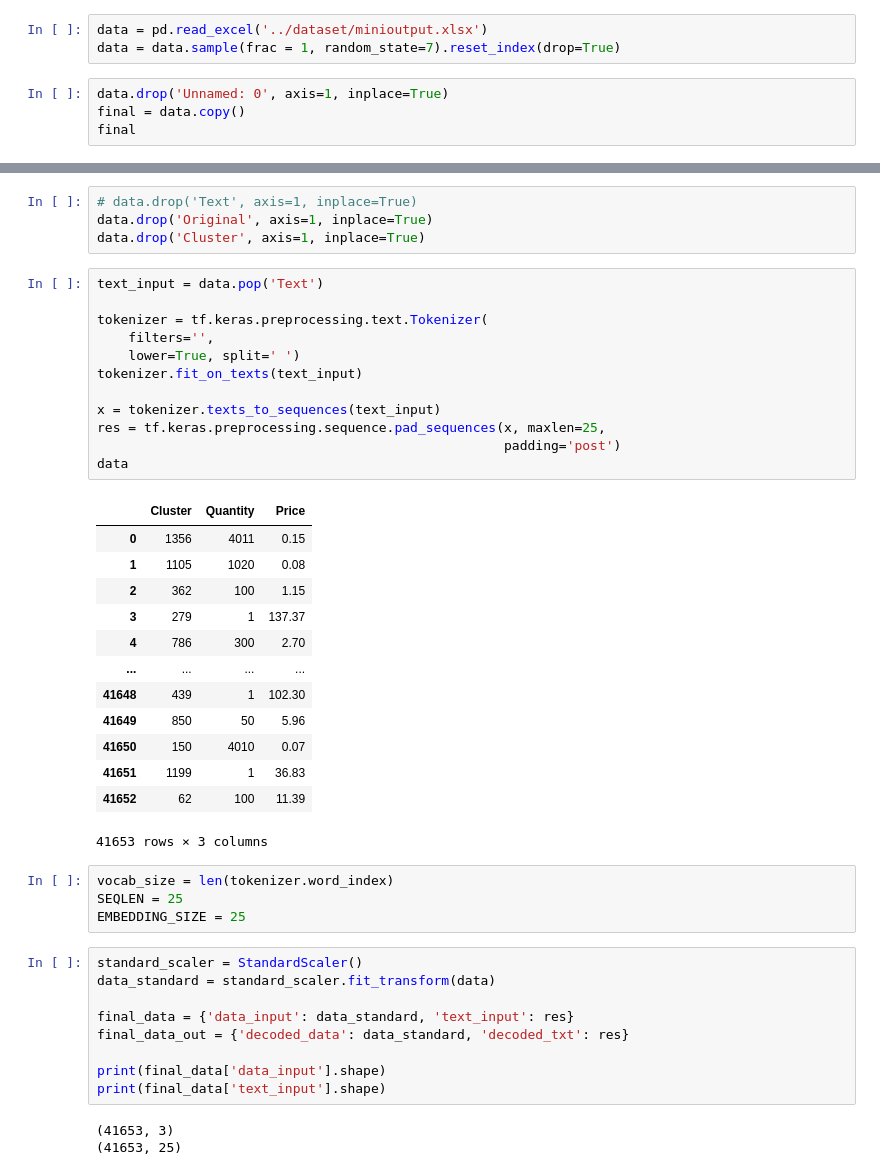
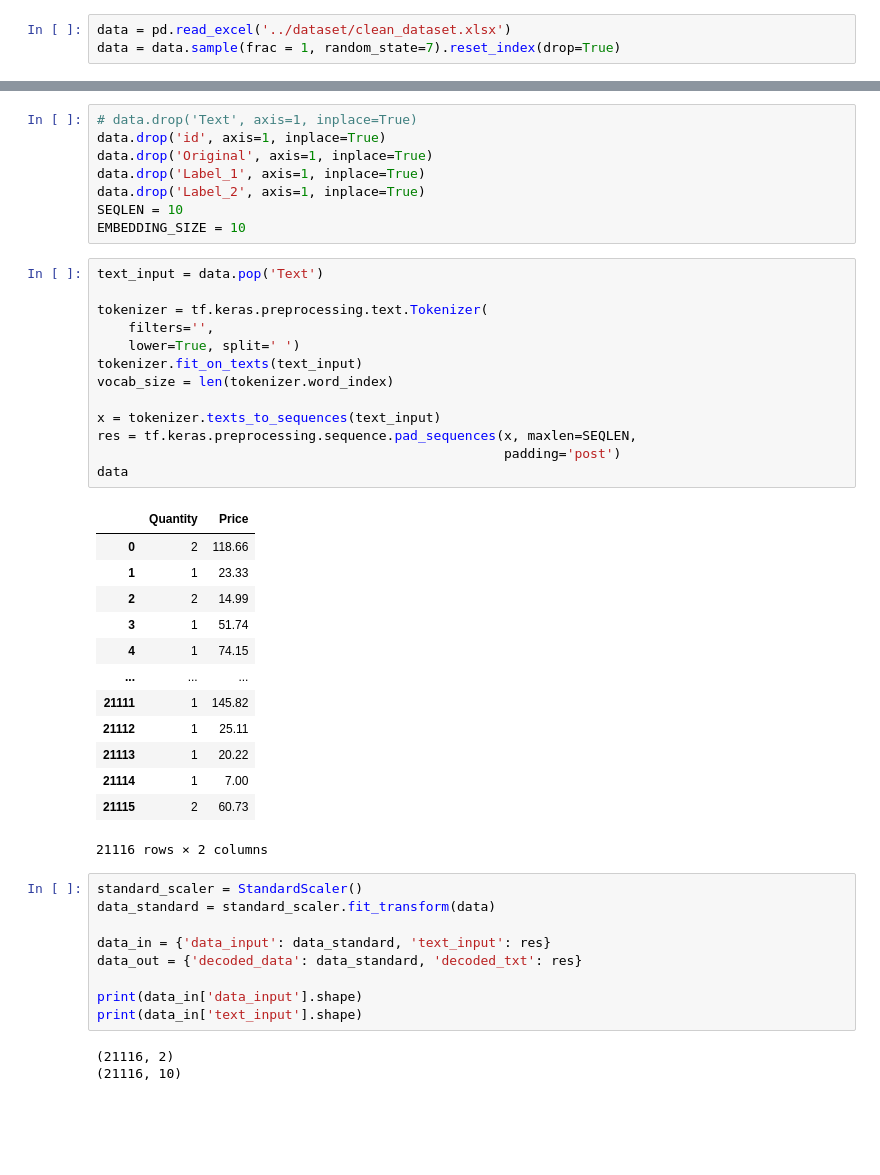
Before and after one commit to johpetsc/ELINAC, a Jupyter notebook: notebooks/autoencoder.ipynb, the cells around one changed output, grey strips where cells are left out. Cells and saved outputs as stored; diff of their text form; blank space fills up the shorter version.

```diff
--- a/notebooks/autoencoder.ipynb
+++ b/notebooks/autoencoder.ipynb
@@ -6,9 +7,5 @@ from sklearn.preprocessing import StandardScaler
 from sklearn.model_selection import train_test_split
 import matplotlib.pyplot as plt
 # %%
-data = pd.read_excel('../dataset/minioutput.xlsx')
+data = pd.read_excel('../dataset/clean_dataset.xlsx')
 data = data.sample(frac = 1, random_state=7).reset_index(drop=True)
-# %%
-data.drop('Unnamed: 0', axis=1, inplace=True)
-final = data.copy()
-final
@@ -29,47 +29,48 @@ final
 # %%
 # data.drop('Text', axis=1, inplace=True)
+data.drop('id', axis=1, inplace=True)
 data.drop('Original', axis=1, inplace=True)
-data.drop('Cluster', axis=1, inplace=True)
+data.drop('Label_1', axis=1, inplace=True)
+data.drop('Label_2', axis=1, inplace=True)
+SEQLEN = 10
+EMBEDDING_SIZE = 10
 # %%
 text_input = data.pop('Text')
 
 tokenizer = tf.keras.preprocessing.text.Tokenizer(
     filters='',
     lower=True, split=' ')
 tokenizer.fit_on_texts(text_input)
+vocab_size = len(tokenizer.word_index)
 
 x = tokenizer.texts_to_sequences(text_input)
-res = tf.keras.preprocessing.sequence.pad_sequences(x, maxlen=25,
+res = tf.keras.preprocessing.sequence.pad_sequences(x, maxlen=SEQLEN,
                                                     padding='post')
 data
 # %% [output]
-|  | Cluster | Quantity | Price |
-| 0 | 1356 | 4011 | 0.15 |
-| 1 | 1105 | 1020 | 0.08 |
-| 2 | 362 | 100 | 1.15 |
-| 3 | 279 | 1 | 137.37 |
-| 4 | 786 | 300 | 2.70 |
-| ... | ... | ... | ... |
-| 41648 | 439 | 1 | 102.30 |
-| 41649 | 850 | 50 | 5.96 |
-| 41650 | 150 | 4010 | 0.07 |
-| 41651 | 1199 | 1 | 36.83 |
-| 41652 | 62 | 100 | 11.39 |
+|  | Quantity | Price |
+| 0 | 2 | 118.66 |
+| 1 | 1 | 23.33 |
+| 2 | 2 | 14.99 |
+| 3 | 1 | 51.74 |
+| 4 | 1 | 74.15 |
+| ... | ... | ... |
+| 21111 | 1 | 145.82 |
+| 21112 | 1 | 25.11 |
+| 21113 | 1 | 20.22 |
+| 21114 | 1 | 7.00 |
+| 21115 | 2 | 60.73 |
-41653 rows × 3 columns
+21116 rows × 2 columns
-# %%
-vocab_size = len(tokenizer.word_index)
-SEQLEN = 25
-EMBEDDING_SIZE = 25
 # %%
 standard_scaler = StandardScaler()
 data_standard = standard_scaler.fit_transform(data)
 
-final_data = {'data_input': data_standard, 'text_input': res}
-final_data_out = {'decoded_data': data_standard, 'decoded_txt': res}
+data_in = {'data_input': data_standard, 'text_input': res}
+data_out = {'decoded_data': data_standard, 'decoded_txt': res}
 
-print(final_data['data_input'].shape)
-print(final_data['text_input'].shape)
+print(data_in['data_input'].shape)
+print(data_in['text_input'].shape)
 # %% [output]
-(41653, 3)
-(41653, 25)
+(21116, 2)
+(21116, 10)
 # %%
```
Also changed, not shown: parts of 18 cells of this notebook, 6 other files.
